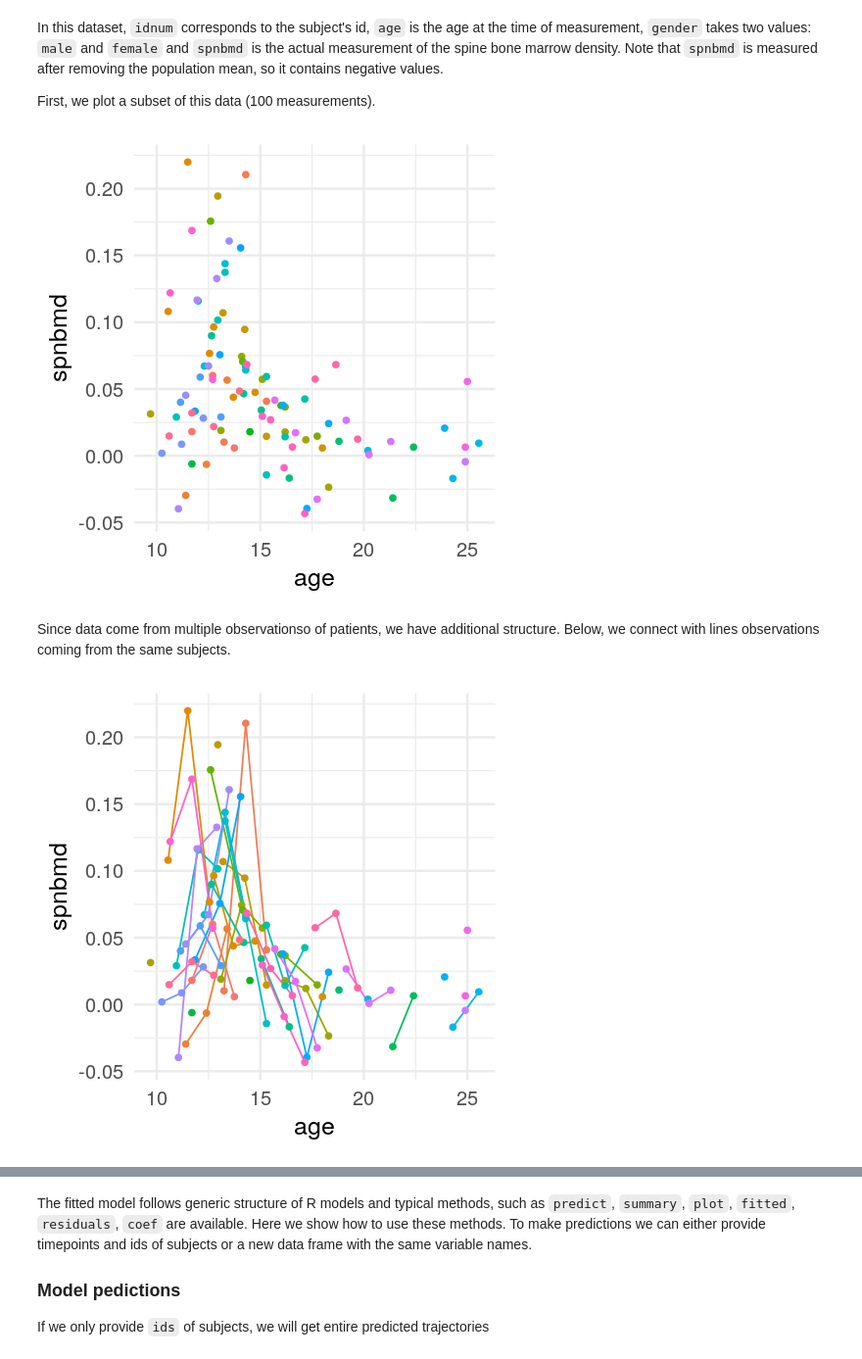
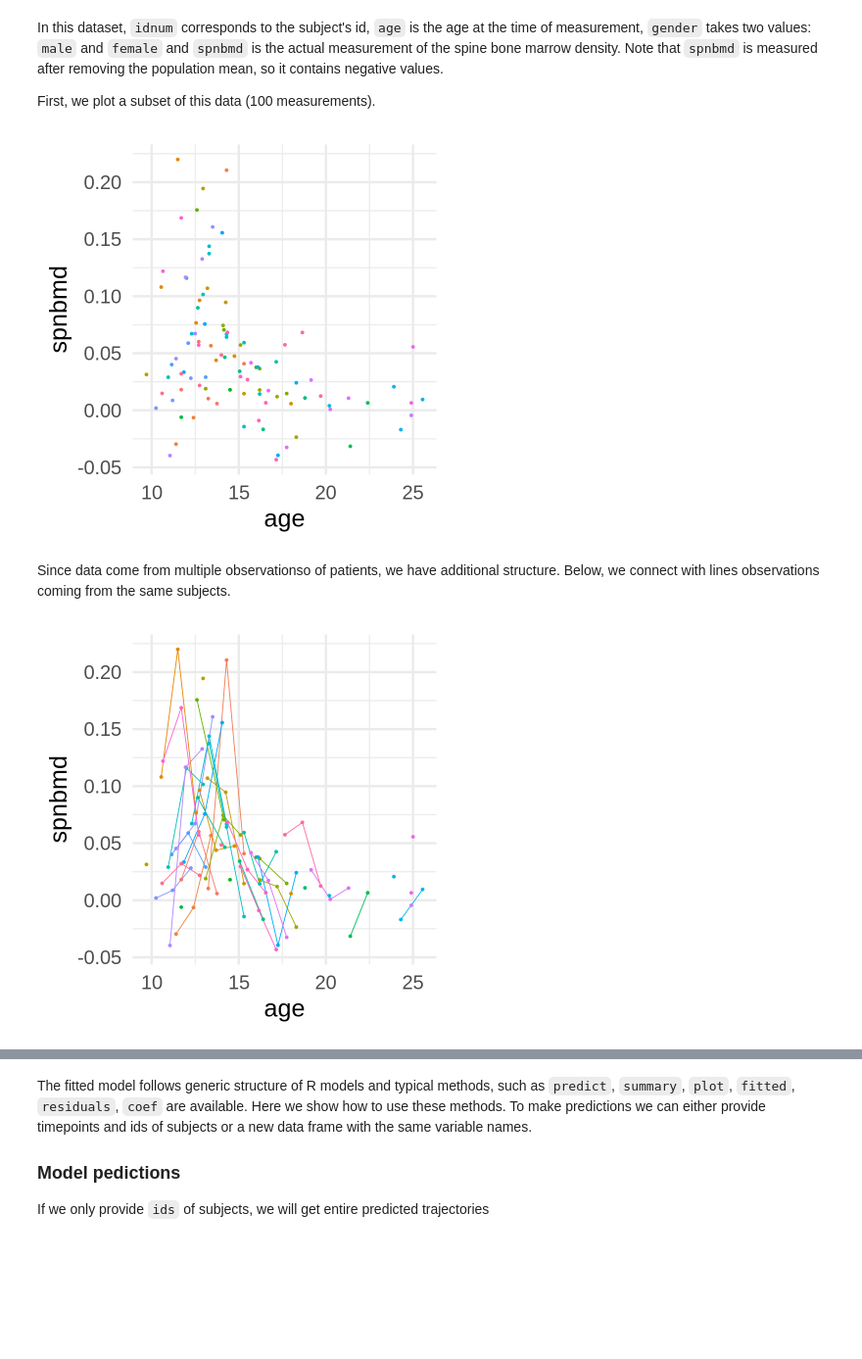
Before and after one commit to kidzik/fcomplete, a Jupyter notebook: vignettes/fcomplete.ipynb, the cells around one changed output, grey strips where cells are left out. Shown at 98% size. Cells and saved outputs as stored; diff of their text form; code cells hidden in the pictures; blank space fills up the shorter version.

```diff
--- a/vignettes/fcomplete.ipynb
+++ b/vignettes/fcomplete.ipynb
@@ -22,20 +24,19 @@ In this dataset, `idnum` corresponds to the subject's id, `age` is the age at th
 
 First, we plot a subset of this data (100 measurements).
 # %%
-options(repr.plot.width=4, repr.plot.height=4) # set the size of the plots
-theme_set(theme_minimal(base_size = 15)) # choose a theme and large font for presentation clarity
+theme_set(theme_minimal(base_size = 30,)) # choose a theme and large font for presentation clarity
 
 ggplot(aes(x = age, y = spnbmd, color = factor(idnum)), data = bone[1:100,]) +
     geom_point() + theme(legend.position="none")
 # %% [output]
-[figure, old version]
+[figure, new version]
 # %% [markdown]
 Since data come from multiple observationso of patients, we have additional structure. Below, we connect with lines observations coming from the same subjects.
 # %%
 ggplot(aes(x = age, y = spnbmd, color = factor(idnum)), data = bone[1:100,]) +
     geom_line() + geom_point() + theme(legend.position="none")
 # %% [output]
-[figure, old version]
+[figure, new version]
 # %% [markdown]
 `fcomplete` package allows us to estimate individual progression trends of patients and, therefore, it allows us to predict the development after the last measurement. Although we have only a few observations per subject, our methods leverage similarities between subjects.
 
```
Also changed, not shown: parts of 20 cells of this notebook, 3 other files.
